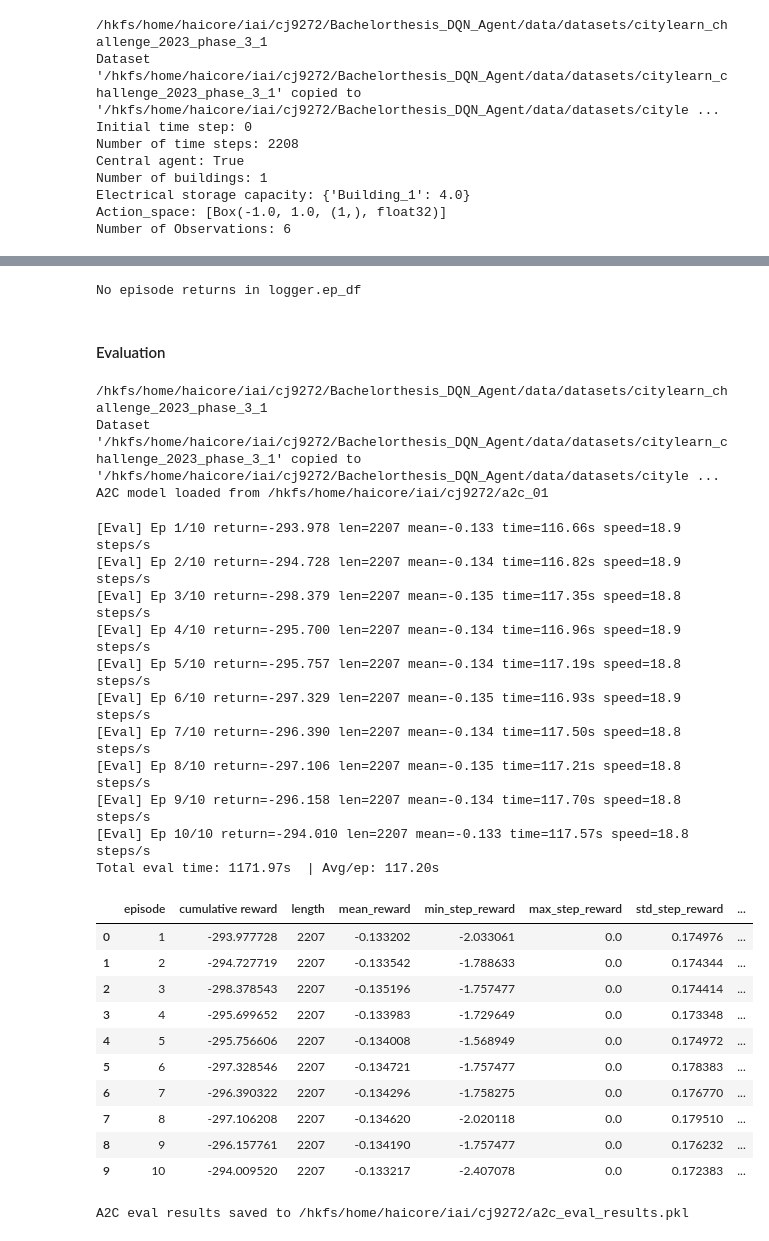
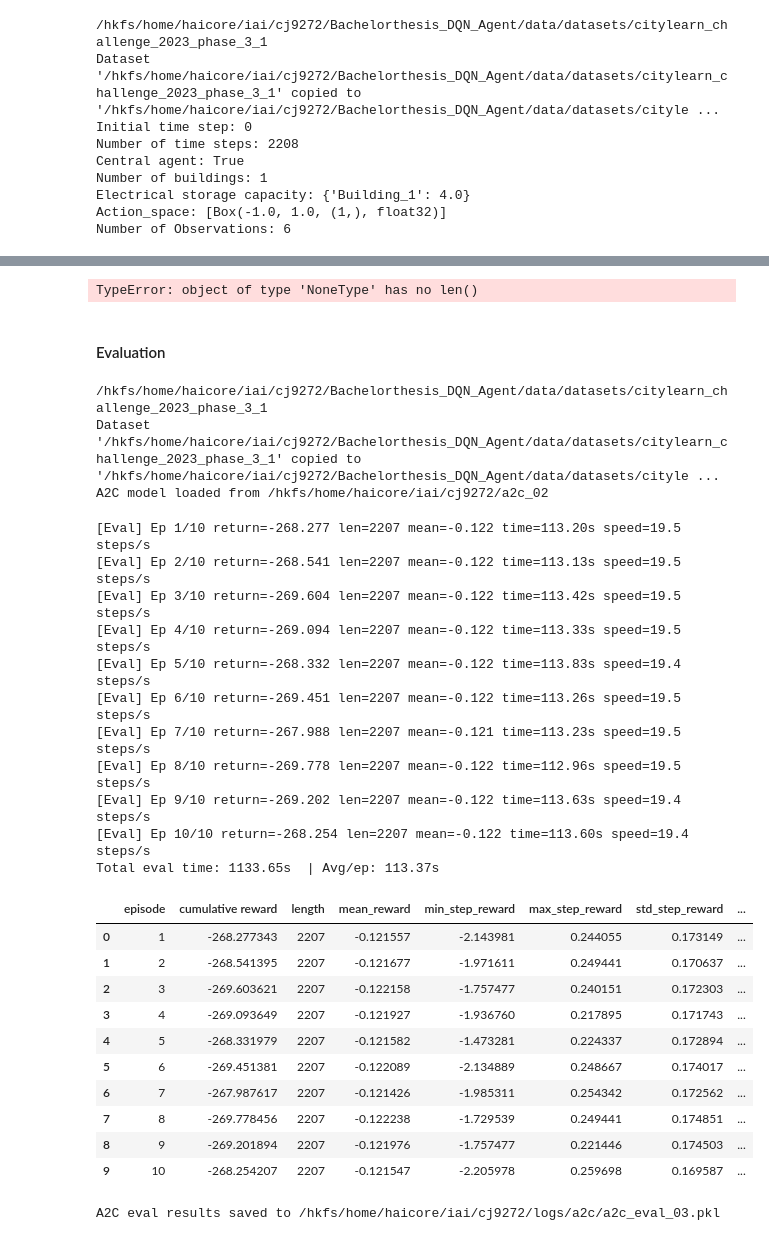
Before and after one commit to EacyCoding/ExplainableRLBatteryControl, a Jupyter notebook: examples/A2C_tuned.ipynb, the cells around one changed output, grey strips where cells are left out. Drawn from its saved outputs; the diff is of its cells as text; code cells hidden in the pictures.

```diff
--- a/examples/A2C_tuned.ipynb
+++ b/examples/A2C_tuned.ipynb
@@ -150,40 +377,41 @@ A2C model saved to /hkfs/home/haicore/iai/cj9272/a2c_01
 # %%
-# Check logger on training episodes
-if hasattr(logger, 'ep_df') and len(logger.ep_df):
-    ep_df = logger.ep_df
+# Check train_callback on training episodes
+if hasattr(train_callback, 'ep_df') and len(train_callback.ep_df):
+    ep_df = train_callback.ep_df
     first_n, last_n = 10, 10
-    first_mean = ep_df['return'].head(first_n).mean()
-    last_mean  = ep_df['return'].tail(last_n).mean()
+    first_mean = ep_df['ep_return'].head(first_n).mean()
+    last_mean  = ep_df['ep_return'].tail(last_n).mean()
     print(f'First {first_n} ep mean return: {first_mean:.3f}')
     print(f'Last  {last_n} ep mean return: {last_mean:.3f}')
     print('Learning indicator (last - first):', f'{(last_mean-first_mean):.3f}')
 else:
-    print('No episode returns in logger.ep_df')
+    print('No episode returns in train_callback.ep_df')
 # %% [output]
-No episode returns in logger.ep_df
+TypeError: object of type 'NoneType' has no len()
 # %% [markdown]
 #### Evaluation
 # %%
 schema_eval = copy.deepcopy(schema_1b)
 eval_env = CityLearnEnv(schema_eval, central_agent=True)
+eval_scales = compute_action_scales(eval_env)
+
 eval_env = NormalizedObservationWrapper(eval_env)
 eval_env = StableBaselines3Wrapper(eval_env)
-eval_env = DiscretizeActionWrapper(eval_env, n_bins=5)
+eval_env = PowerScaledDiscreteActions(eval_env, scales=eval_scales)
 
-model = A2C.load("a2c_01")
-print(f"A2C model loaded from {os.path.abspath('a2c_01')}")
+model = A2C.load(TRAINING_FILE)
+print(f"A2C model loaded from {os.path.abspath(TRAINING_FILE)}")
+EVAL_FILE = os.path.join(LOG_DIR, "a2c_eval_03.pkl")
 # %% [output]
 /hkfs/home/haicore/iai/cj9272/Bachelorthesis_DQN_Agent/data/datasets/citylearn_challenge_2023_phase_3_1
 Dataset '/hkfs/home/haicore/iai/cj9272/Bachelorthesis_DQN_Agent/data/datasets/citylearn_challenge_2023_phase_3_1' copied to '/hkfs/home/haicore/iai/cj9272/Bachelorthesis_DQN_Agent/data/datasets/cityle ...
-A2C model loaded from /hkfs/home/haicore/iai/cj9272/a2c_01
+A2C model loaded from /hkfs/home/haicore/iai/cj9272/a2c_02
 # %%
 import pickle
 from citylearn.citylearn import CityLearnEnv
 
 # Enhanced eval: collect actions/rewards and per-step obs series, optionally save to .pkl
 def evaluate_with_metrics(model, env, episodes=5, deterministic=True, render=False, save_path=None):
-    import pickle
-    from citylearn.citylearn import CityLearnEnv
 
     def action_to_frac(env, action):
         if isinstance(env.action_space, gym.spaces.Discrete):
@@ -283,7 +511,7 @@ def evaluate_with_metrics(model, env, episodes=5, deterministic=True, render=Fal
             'min_step_reward': float(np.min(step_rewards)),
             'max_step_reward': float(np.max(step_rewards)),
             'std_step_reward': float(np.std(step_rewards)),
-            'steps_per_sec': steps_per_sec, 'wall_time_s': t_ep
+            'steps_per_sec': steps_per_sec, 'time_sec': t_ep
         })
         all_step_rewards.extend(step_rewards)
 
@@ -316,53 +544,55 @@ def evaluate_with_metrics(model, env, episodes=5, deterministic=True, render=Fal
         'step_rewards': np.asarray(all_step_rewards, dtype=float),
 
         'ep_action_fracs': ep_action_fracs,
         'ep_rewards_list': ep_rewards_list,
         'ep_net_load': ep_net_load,
         'ep_non_shiftable_load': ep_non_shiftable_load,
         'ep_price': ep_price,
         'ep_solar_generation': ep_solar_generation,
 
         'price_df': prc_df,
         'episode_len': T,
         'building_name': building_name,
 
         # A2C-specific extras
         'metrics_df': metrics_df,
         'episode_kpis': all_kpis,
     }
 
     if save_path is not None:
-        with open(save_path, "wb") as f:
+        tmp = save_path + ".tmp"
+        with open(tmp, "wb") as f:
             pickle.dump(results, f)
+        os.replace(tmp, save_path)  # atomic replace
         print(f"A2C eval results saved to {os.path.abspath(save_path)}")
 
     return metrics_df, np.array(all_step_rewards), all_kpis, all_actions
 
 # Run eval and save
 metrics_stoch, step_rewards_stoch, kpis_stoch, actions_stoch = evaluate_with_metrics(
     model, eval_env, episodes=EVAL_EPISODES, deterministic=False, save_path=EVAL_FILE
 )
 # %% [output]
-[Eval] Ep 1/10 return=-293.978 len=2207 mean=-0.133 time=116.66s speed=18.9 steps/s
-[Eval] Ep 2/10 return=-294.728 len=2207 mean=-0.134 time=116.82s speed=18.9 steps/s
-[Eval] Ep 3/10 return=-298.379 len=2207 mean=-0.135 time=117.35s speed=18.8 steps/s
-[Eval] Ep 4/10 return=-295.700 len=2207 mean=-0.134 time=116.96s speed=18.9 steps/s
-[Eval] Ep 5/10 return=-295.757 len=2207 mean=-0.134 time=117.19s speed=18.8 steps/s
-[Eval] Ep 6/10 return=-297.329 len=2207 mean=-0.135 time=116.93s speed=18.9 steps/s
-[Eval] Ep 7/10 return=-296.390 len=2207 mean=-0.134 time=117.50s speed=18.8 steps/s
-[Eval] Ep 8/10 return=-297.106 len=2207 mean=-0.135 time=117.21s speed=18.8 steps/s
-[Eval] Ep 9/10 return=-296.158 len=2207 mean=-0.134 time=117.70s speed=18.8 steps/s
-[Eval] Ep 10/10 return=-294.010 len=2207 mean=-0.133 time=117.57s speed=18.8 steps/s
-Total eval time: 1171.97s  | Avg/ep: 117.20s
+[Eval] Ep 1/10 return=-268.277 len=2207 mean=-0.122 time=113.20s speed=19.5 steps/s
+[Eval] Ep 2/10 return=-268.541 len=2207 mean=-0.122 time=113.13s speed=19.5 steps/s
+[Eval] Ep 3/10 return=-269.604 len=2207 mean=-0.122 time=113.42s speed=19.5 steps/s
+[Eval] Ep 4/10 return=-269.094 len=2207 mean=-0.122 time=113.33s speed=19.5 steps/s
+[Eval] Ep 5/10 return=-268.332 len=2207 mean=-0.122 time=113.83s speed=19.4 steps/s
+[Eval] Ep 6/10 return=-269.451 len=2207 mean=-0.122 time=113.26s speed=19.5 steps/s
+[Eval] Ep 7/10 return=-267.988 len=2207 mean=-0.121 time=113.23s speed=19.5 steps/s
+[Eval] Ep 8/10 return=-269.778 len=2207 mean=-0.122 time=112.96s speed=19.5 steps/s
+[Eval] Ep 9/10 return=-269.202 len=2207 mean=-0.122 time=113.63s speed=19.4 steps/s
+[Eval] Ep 10/10 return=-268.254 len=2207 mean=-0.122 time=113.60s speed=19.4 steps/s
+Total eval time: 1133.65s  | Avg/ep: 113.37s
 |  | episode | cumulative reward | length | mean_reward | min_step_reward | max_step_reward | std_step_reward | ... |
-| 0 | 1 | -293.977728 | 2207 | -0.133202 | -2.033061 | 0.0 | 0.174976 | ... |
-| 1 | 2 | -294.727719 | 2207 | -0.133542 | -1.788633 | 0.0 | 0.174344 | ... |
-| 2 | 3 | -298.378543 | 2207 | -0.135196 | -1.757477 | 0.0 | 0.174414 | ... |
-| 3 | 4 | -295.699652 | 2207 | -0.133983 | -1.729649 | 0.0 | 0.173348 | ... |
-| 4 | 5 | -295.756606 | 2207 | -0.134008 | -1.568949 | 0.0 | 0.174972 | ... |
-| 5 | 6 | -297.328546 | 2207 | -0.134721 | -1.757477 | 0.0 | 0.178383 | ... |
-| 6 | 7 | -296.390322 | 2207 | -0.134296 | -1.758275 | 0.0 | 0.176770 | ... |
-| 7 | 8 | -297.106208 | 2207 | -0.134620 | -2.020118 | 0.0 | 0.179510 | ... |
-| 8 | 9 | -296.157761 | 2207 | -0.134190 | -1.757477 | 0.0 | 0.176232 | ... |
-| 9 | 10 | -294.009520 | 2207 | -0.133217 | -2.407078 | 0.0 | 0.172383 | ... |
+| 0 | 1 | -268.277343 | 2207 | -0.121557 | -2.143981 | 0.244055 | 0.173149 | ... |
+| 1 | 2 | -268.541395 | 2207 | -0.121677 | -1.971611 | 0.249441 | 0.170637 | ... |
+| 2 | 3 | -269.603621 | 2207 | -0.122158 | -1.757477 | 0.240151 | 0.172303 | ... |
+| 3 | 4 | -269.093649 | 2207 | -0.121927 | -1.936760 | 0.217895 | 0.171743 | ... |
+| 4 | 5 | -268.331979 | 2207 | -0.121582 | -1.473281 | 0.224337 | 0.172894 | ... |
+| 5 | 6 | -269.451381 | 2207 | -0.122089 | -2.134889 | 0.248667 | 0.174017 | ... |
+| 6 | 7 | -267.987617 | 2207 | -0.121426 | -1.985311 | 0.254342 | 0.172562 | ... |
+| 7 | 8 | -269.778456 | 2207 | -0.122238 | -1.729539 | 0.249441 | 0.174851 | ... |
+| 8 | 9 | -269.201894 | 2207 | -0.121976 | -1.757477 | 0.221446 | 0.174503 | ... |
+| 9 | 10 | -268.254207 | 2207 | -0.121547 | -2.205978 | 0.259698 | 0.169587 | ... |
-A2C eval results saved to /hkfs/home/haicore/iai/cj9272/a2c_eval_results.pkl
+A2C eval results saved to /hkfs/home/haicore/iai/cj9272/logs/a2c/a2c_eval_03.pkl
```
Also changed, not shown: parts of 13 cells of this notebook, 12 other files.
